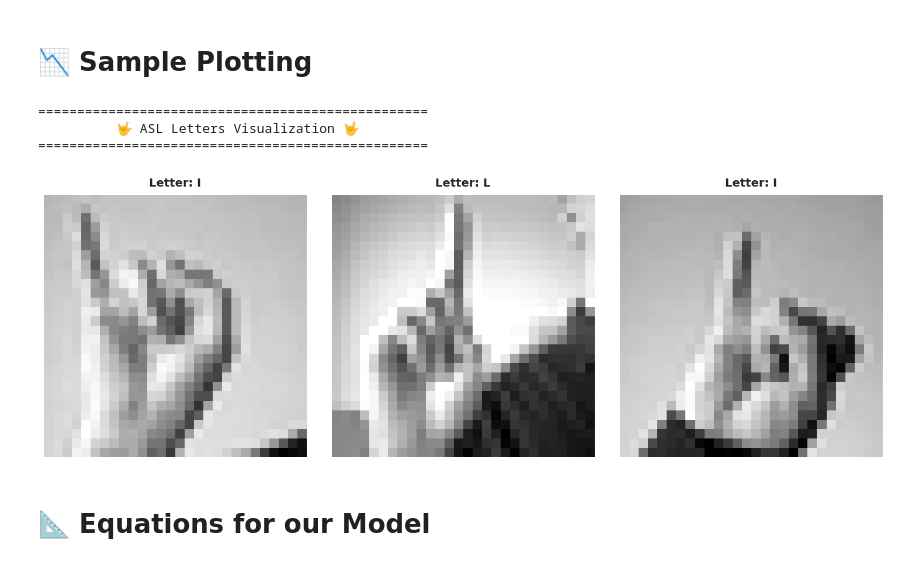
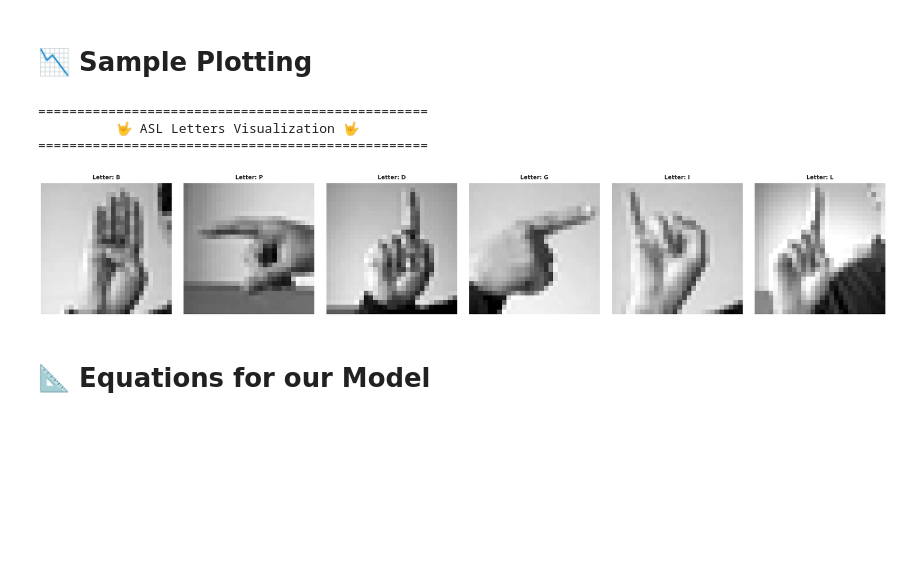
Before and after one commit to jrebull/MNA, a Jupyter notebook: TC4033_Activity1b_Team03.ipynb, the cells around one changed output. Cells and saved outputs as stored; diff of their text form; code cells hidden in the pictures; blank space fills up the shorter version.

```diff
--- a/TC4033_Activity1b_Team03.ipynb
+++ b/TC4033_Activity1b_Team03.ipynb
@@ -630,35 +650,35 @@ def plot_asl_samples(x_data, y_data, n_samples=3, random_seed=None):
 # Example usage with test data
 def plot_single_asl(x_data, y_data, random_seed=None):
     """
     Visualize a single random ASL letter sample.
 
     Parameters:
     -----------
     x_data : array-like
         The image data
     y_data : array-like
         The corresponding labels
     random_seed : int, optional (default=None)
         Random seed for reproducibility
     """
     plot_asl_samples(x_data, y_data, n_samples=1, random_seed=random_seed)
 
 # Print information about displayed samples
 print("\n" + "="*50)
 print("🤟 ASL Letters Visualization 🤟".center(50))
 print("="*50)
 
 # Example calls:
 # For multiple samples
-plot_asl_samples(x_test, y_test, n_samples=3)
+plot_asl_samples(x_test, y_test, n_samples=6)
 
 # For a single sample
 # plot_single_asl(x_test, y_test)
 # %% [output]
 ==================================================
           🤟 ASL Letters Visualization 🤟
 ==================================================
-[figure, old version]
+[figure, new version]
 # %% [markdown]
 # 📐 Equations for our Model
 # %% [markdown]
```
Also changed, not shown: parts of 53 cells of this notebook.
